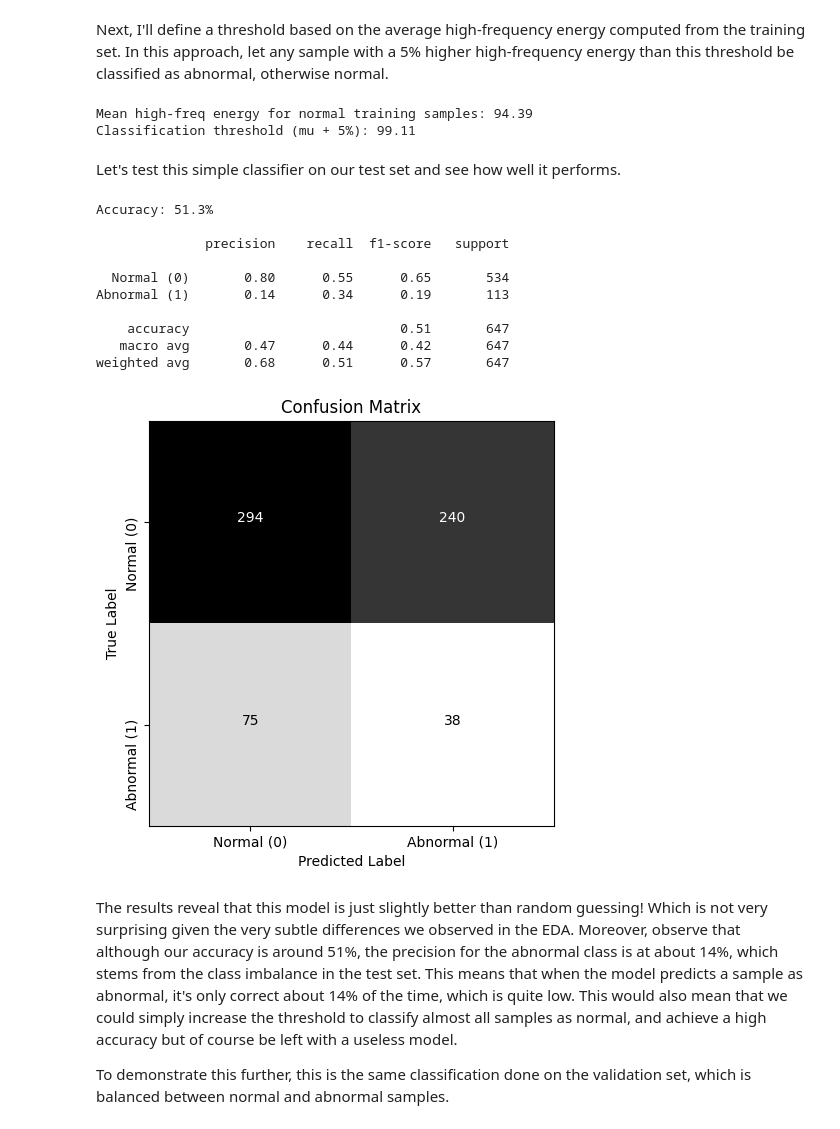
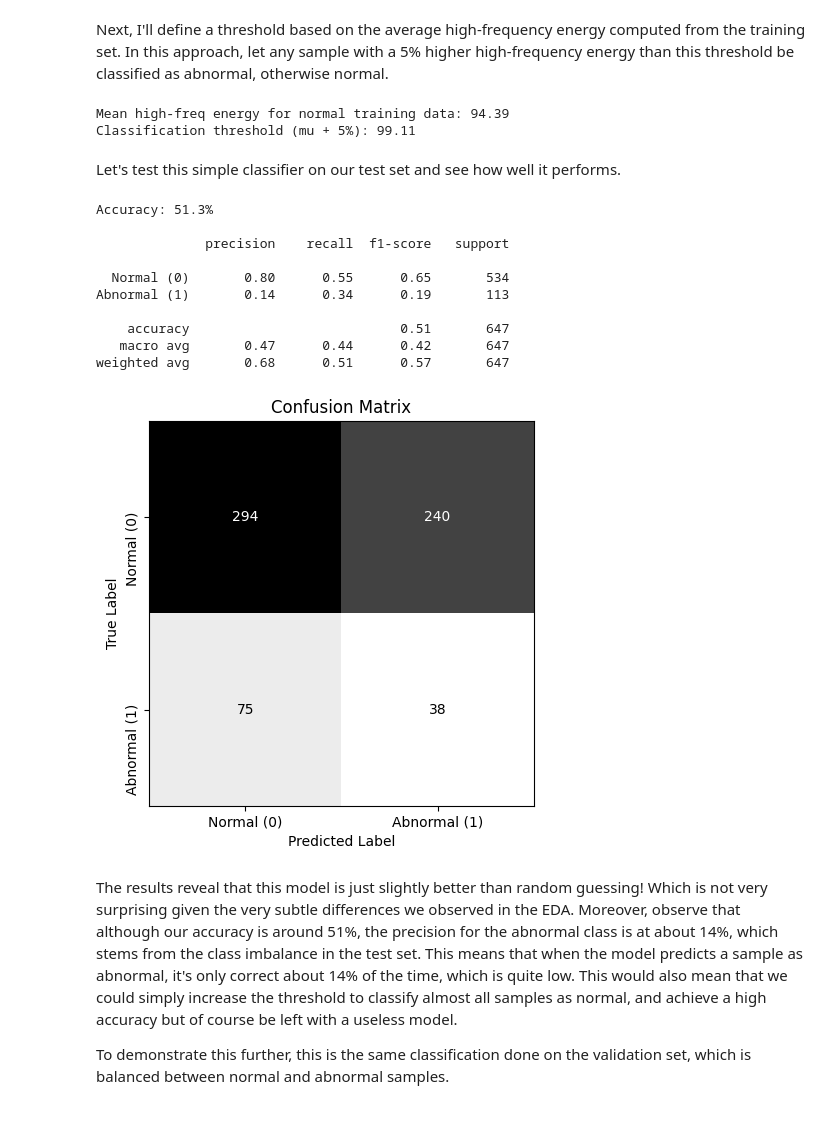
Before and after one commit to SepehrAkbari/heart, a Jupyter notebook: src/heart.ipynb, the cells around one changed output. Drawn from its saved outputs; the diff is of its cells as text; code cells hidden in the pictures.

```diff
--- a/src/heart.ipynb
+++ b/src/heart.ipynb
@@ -716,56 +716,49 @@ mean of high-frequency energy (Sample A): 48.54
 Next, I'll define a threshold based on the average high-frequency energy computed from the training set. In this approach, let any sample with a 5% higher high-frequency energy than this threshold be classified as abnormal, otherwise normal.
 # %%
 normal_train_df = train_df[train_df['Label'] == 0]
+
 normal_features_ccv1_b1 = normal_train_df['Image'].apply(intgrl_img).values
 
 threshold_mean_ccv1_b1 = np.mean(normal_features_ccv1_b1)
 threshold_ccv1_b1 = threshold_mean_ccv1_b1 * 1.05
 
-print(f"Mean high-freq energy for normal training samples: {threshold_mean_ccv1_b1:.2f}")
+print(f"Mean high-freq energy for normal training data: {threshold_mean_ccv1_b1:.2f}")
 print(f"Classification threshold (mu + 5%): {threshold_ccv1_b1:.2f}")
 # %% [output]
-Mean high-freq energy for normal training samples: 94.39
+Mean high-freq energy for normal training data: 94.39
 Classification threshold (mu + 5%): 99.11
 # %% [markdown]
 Let's test this simple classifier on our test set and see how well it performs.
 # %%
 test_features_ccv1_b1 = test_df['Image'].apply(intgrl_img).values
 test_true_ccv1_b1 = test_df['Label'].values
 
 test_pred_ccv1_b1 = (test_features_ccv1_b1 > threshold_ccv1_b1).astype(int)
 
 print(f"\nAccuracy: {accuracy_score(test_true_ccv1_b1, test_pred_ccv1_b1) * 100:.1f}%\n")
 print(classification_report(test_true_ccv1_b1, test_pred_ccv1_b1, target_names=['Normal (0)', 'Abnormal (1)']))
 
 cm = confusion_matrix(test_true_ccv1_b1, test_pred_ccv1_b1)
-plt.figure(figsize=(5, 5))
-plt.imshow(cm, interpolation='nearest', cmap="binary")
+vis = ConfusionMatrixDisplay(cm, display_labels=['Normal (0)', 'Abnormal (1)'])
+vis.plot(cmap="Grays", values_format='d', colorbar=False)
 plt.title('Confusion Matrix')
-tick_marks = np.arange(2)
-plt.xticks(tick_marks, ['Normal (0)', 'Abnormal (1)'])
-plt.yticks(tick_marks, ['Normal (0)', 'Abnormal (1)'], rotation=90)
 plt.xlabel('Predicted Label')
 plt.ylabel('True Label')
-thresh = cm.max() / 2.
-for i in range(cm.shape[0]):
-    for j in range(cm.shape[1]):
-        plt.text(j, i, format(cm[i, j], 'd'),
-                 horizontalalignment="center",
-                 color="white" if cm[i, j] > thresh else "black")
+plt.yticks(rotation=90)
 plt.tight_layout()
 plt.show()
 # %% [output]
 Accuracy: 51.3%
 
               precision    recall  f1-score   support
 
   Normal (0)       0.80      0.55      0.65       534
 Abnormal (1)       0.14      0.34      0.19       113
 
     accuracy                           0.51       647
    macro avg       0.47      0.44      0.42       647
 weighted avg       0.68      0.51      0.57       647
-[figure, old version]
+[figure, new version]
 # %% [markdown]
 The results reveal that this model is just slightly better than random guessing! Which is not very surprising given the very subtle differences we observed in the EDA. Moreover, observe that although our accuracy is around 51%, the precision for the abnormal class is at about 14%, which stems from the class imbalance in the test set. This means that when the model predicts a sample as abnormal, it's only correct about 14% of the time, which is quite low. This would also mean that we could simply increase the threshold to classify almost all samples as normal, and achieve a high accuracy but of course be left with a useless model.
 
```
Also changed, not shown: parts of 9 cells of this notebook.
